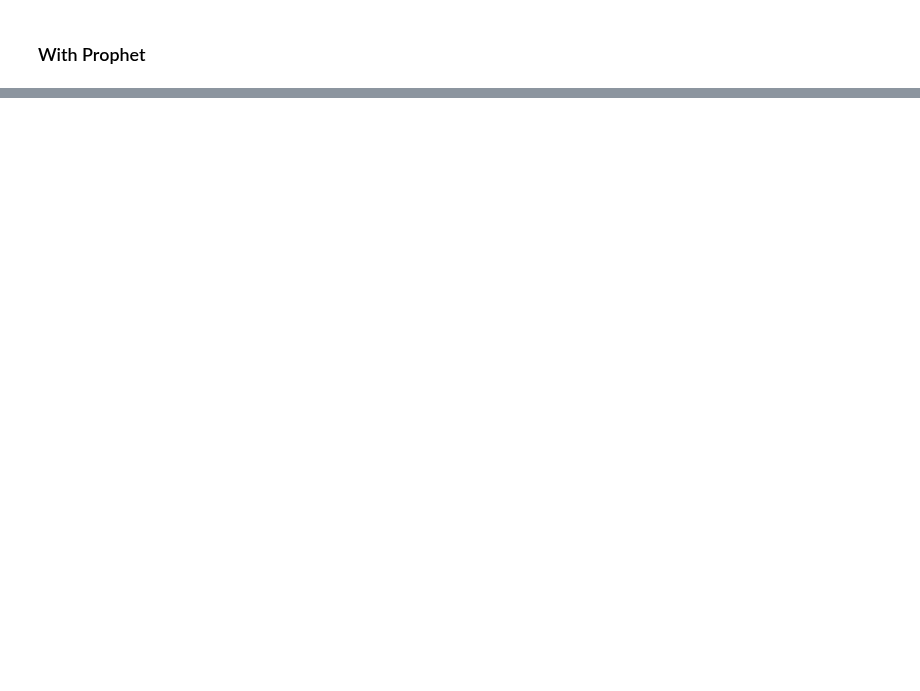
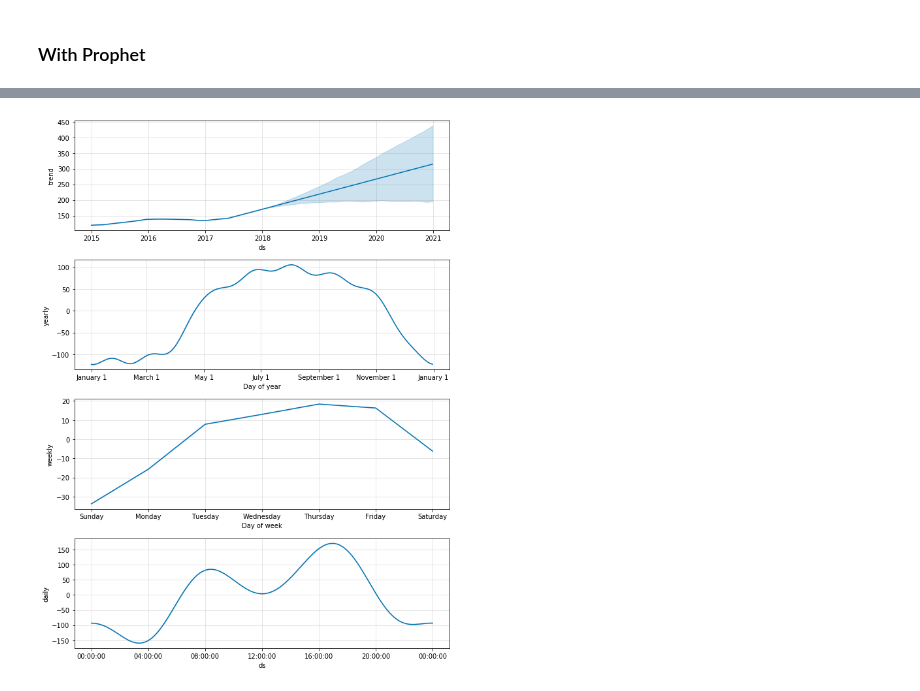
Before and after one commit to cneiderer/Class_Projects, a Jupyter notebook: Project5/ExogSystemLevelModels.ipynb, the cells around one changed output, grey strips where cells are left out. Saved outputs shown, nothing was run; the diff lists cells and outputs as text; code cells hidden in the pictures; blank space fills up the shorter version.

```diff
--- a/Project5/ExogSystemLevelModels.ipynb
+++ b/Project5/ExogSystemLevelModels.ipynb
@@ -476,0 +84,4 @@ m.plot_components(forecast);
+# %%
+fig = m.plot_components(forecast);
+# %% [output]
+[figure, added]
```
Also changed, not shown: parts of 65 cells of this notebook, 10 other files.
